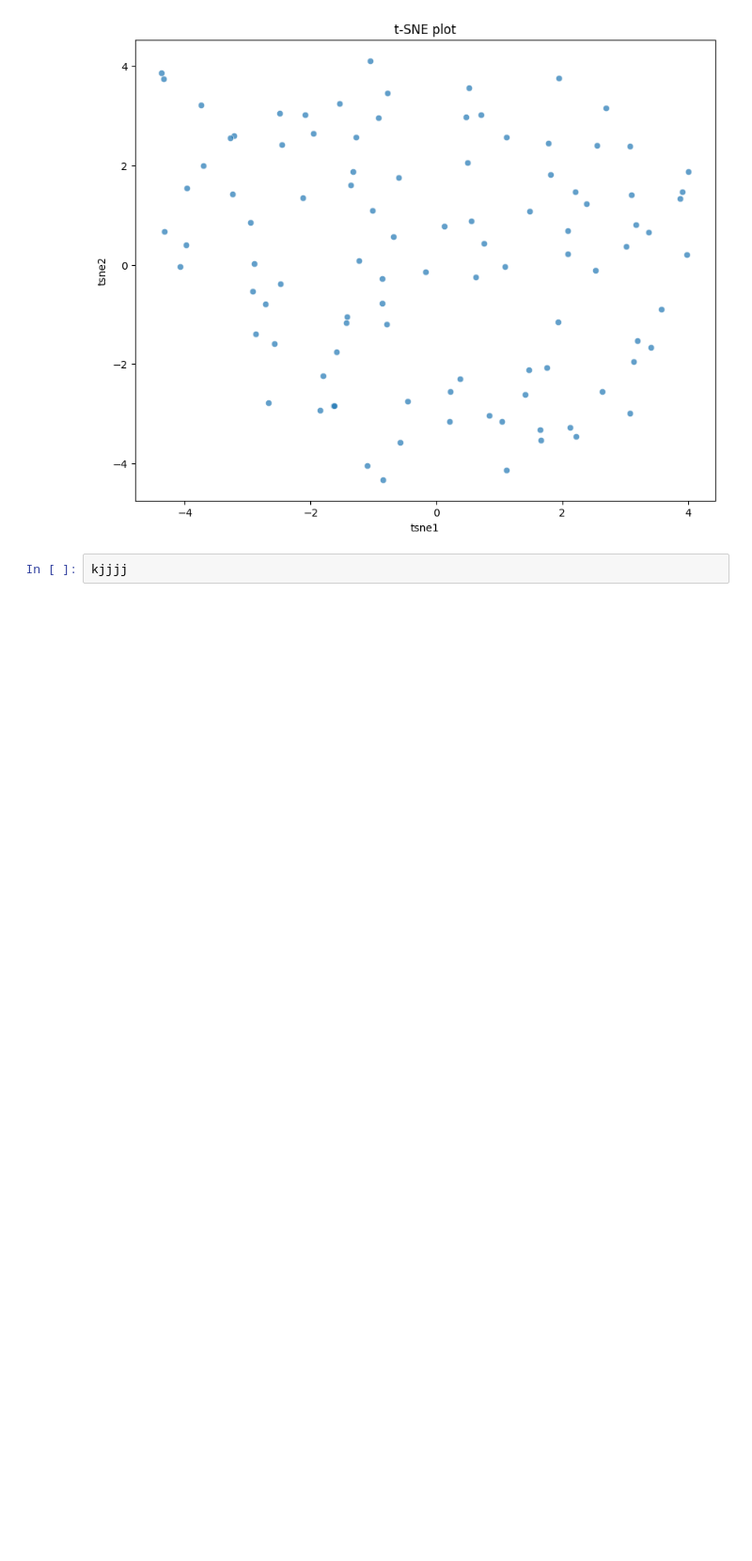
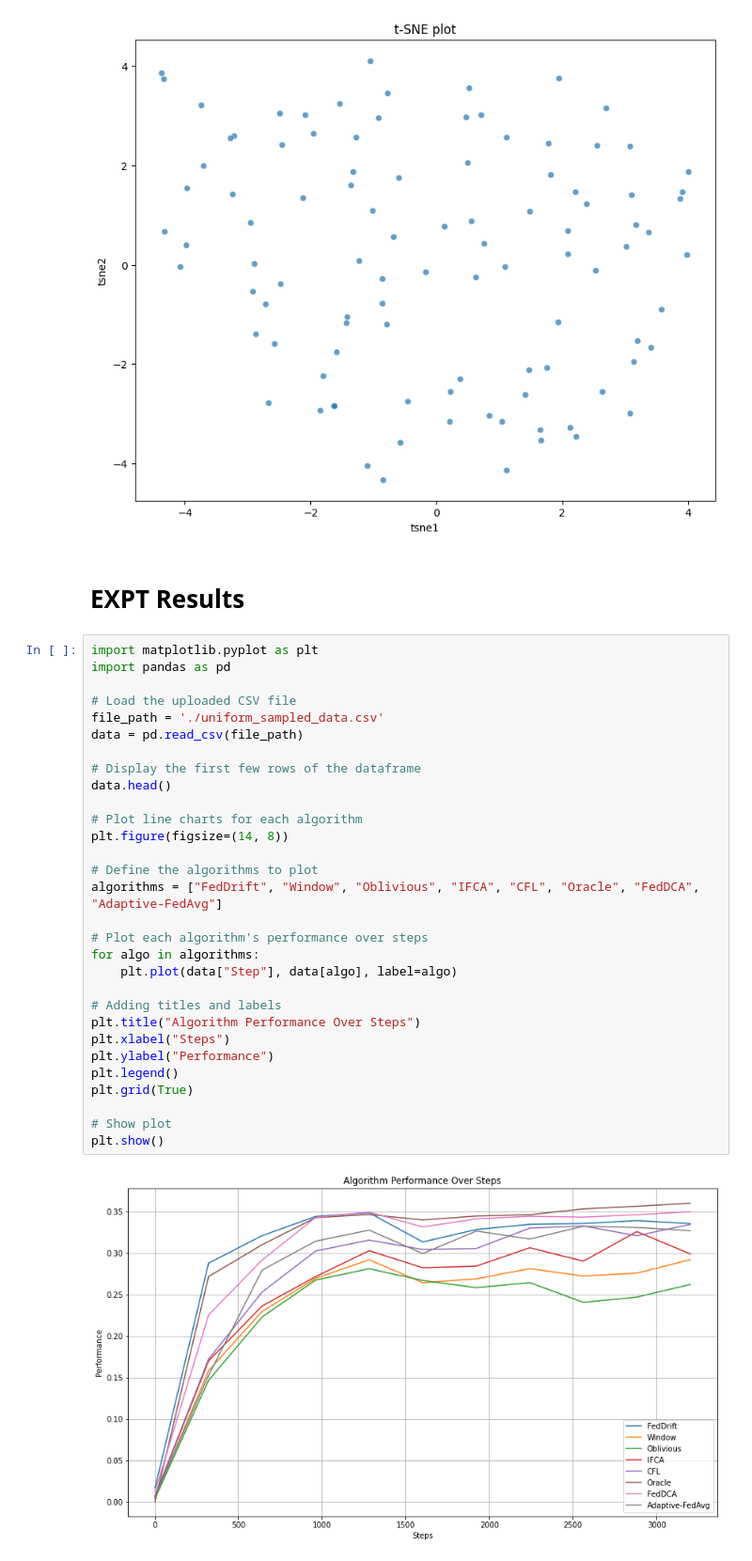
Before and after one commit to Gerid/PFL-Non-IID, a Jupyter notebook: results/t.ipynb, the cells around one changed output. Shown at 94% size. Cells and saved outputs as stored; diff of their text form; blank space fills up the shorter version.

```diff
--- a/results/t.ipynb
+++ b/results/t.ipynb
@@ -353,5 +322,37 @@ plt.title('t-SNE plot')
 plt.show()
 # %% [output]
 [figure]
-# %%
-kjjjj
+# %% [markdown]
+# EXPT Results
+# %%
+import matplotlib.pyplot as plt
+import pandas as pd
+
+# Load the uploaded CSV file
+file_path = './uniform_sampled_data.csv'
+data = pd.read_csv(file_path)
+
+# Display the first few rows of the dataframe
+data.head()
+
+# Plot line charts for each algorithm
+plt.figure(figsize=(14, 8))
+
+# Define the algorithms to plot
+algorithms = ["FedDrift", "Window", "Oblivious", "IFCA", "CFL", "Oracle", "FedDCA", "Adaptive-FedAvg"]
+
+# Plot each algorithm's performance over steps
+for algo in algorithms:
+    plt.plot(data["Step"], data[algo], label=algo)
+
+# Adding titles and labels
+plt.title("Algorithm Performance Over Steps")
+plt.xlabel("Steps")
+plt.ylabel("Performance")
+plt.legend()
+plt.grid(True)
+
+# Show plot
+plt.show()
+# %% [output]
+[figure, added]
```
Also changed, not shown: parts of 11 cells of this notebook, 1 other file.
